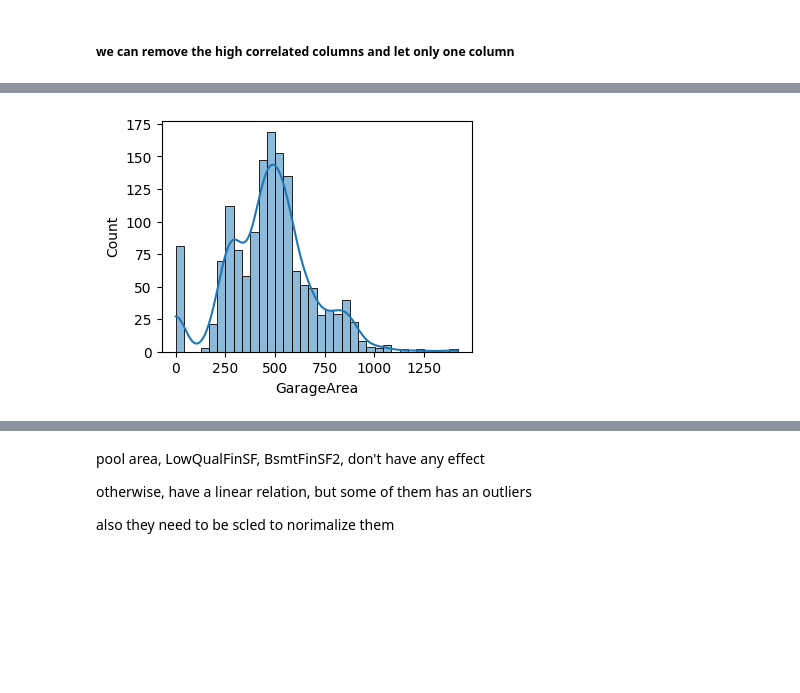
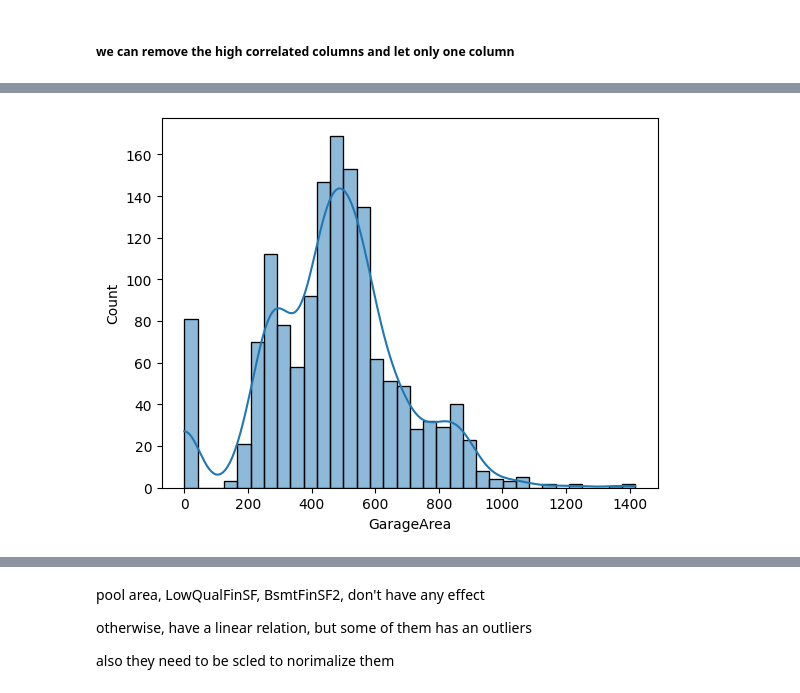
Before and after one commit to ahmedhany14/Kaggle-Competitions-Notebooks, a Jupyter notebook: boston House price prediction/NoteBooks/EDA_and_Analysis/eda.ipynb, the cells around one changed output, grey strips where cells are left out. Cells and saved outputs as stored; diff of their text form; code cells hidden in the pictures; blank space fills up the shorter version.

```diff
--- a/boston House price prediction/NoteBooks/EDA_and_Analysis/eda.ipynb
+++ b/boston House price prediction/NoteBooks/EDA_and_Analysis/eda.ipynb
@@ -35,2 +107,11 @@ boston["SalePrice"].describe()
 # %% [markdown]
 # 2. Visualizations
+# %%
+def distribution(col, with_log):
+    for j, i in enumerate(col):
+        dataset = boston.copy()
+        if with_log:
+            dataset[col] = np.log(dataset[col])
+        sns.histplot(data=dataset, x=i, kde=True)
+        plt.show()
+    return
@@ -184,3 +270,3 @@ visual.Scatter(areas, 1)
 # %%
-visual.distribution(areas, 0)
+distribution(areas, 0)
 # %% [output]
@@ -195 +281 @@ visual.distribution(areas, 0)
-[figure, old version]
+[figure, new version]
```
Also changed, not shown: parts of 26 cells of this notebook.
